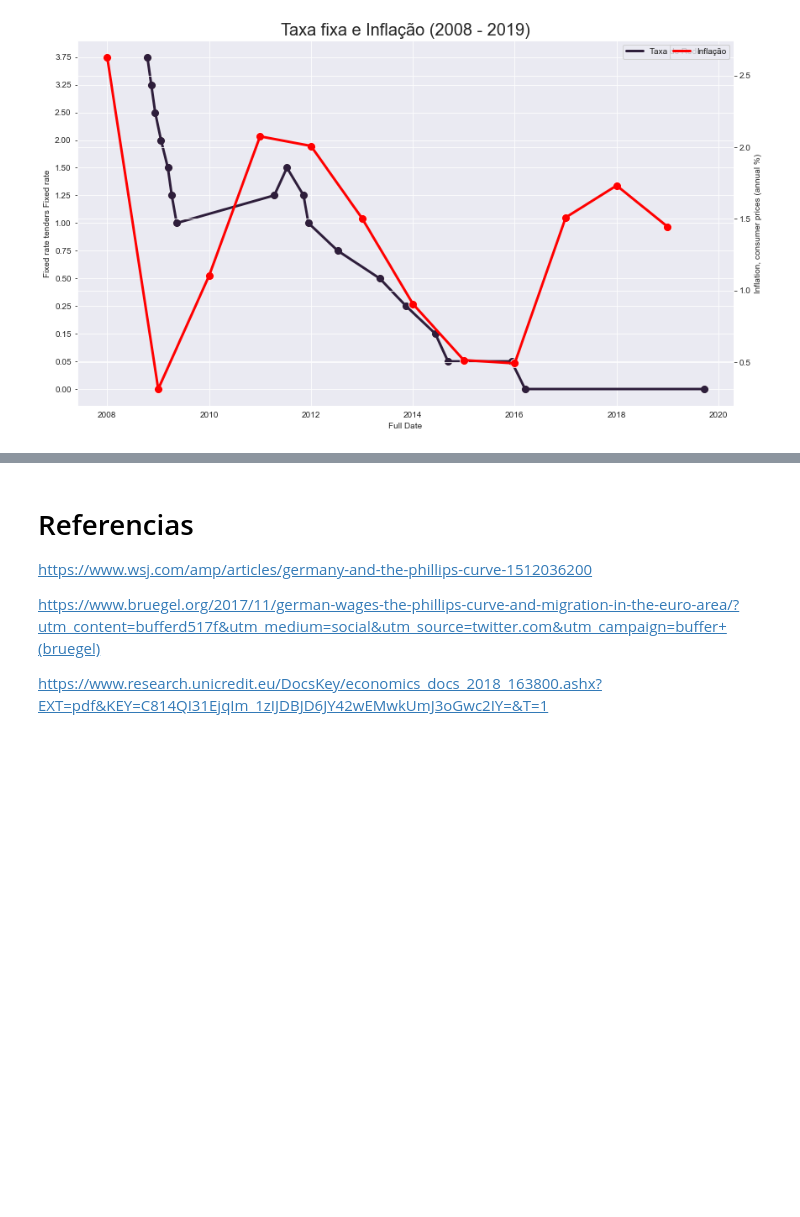
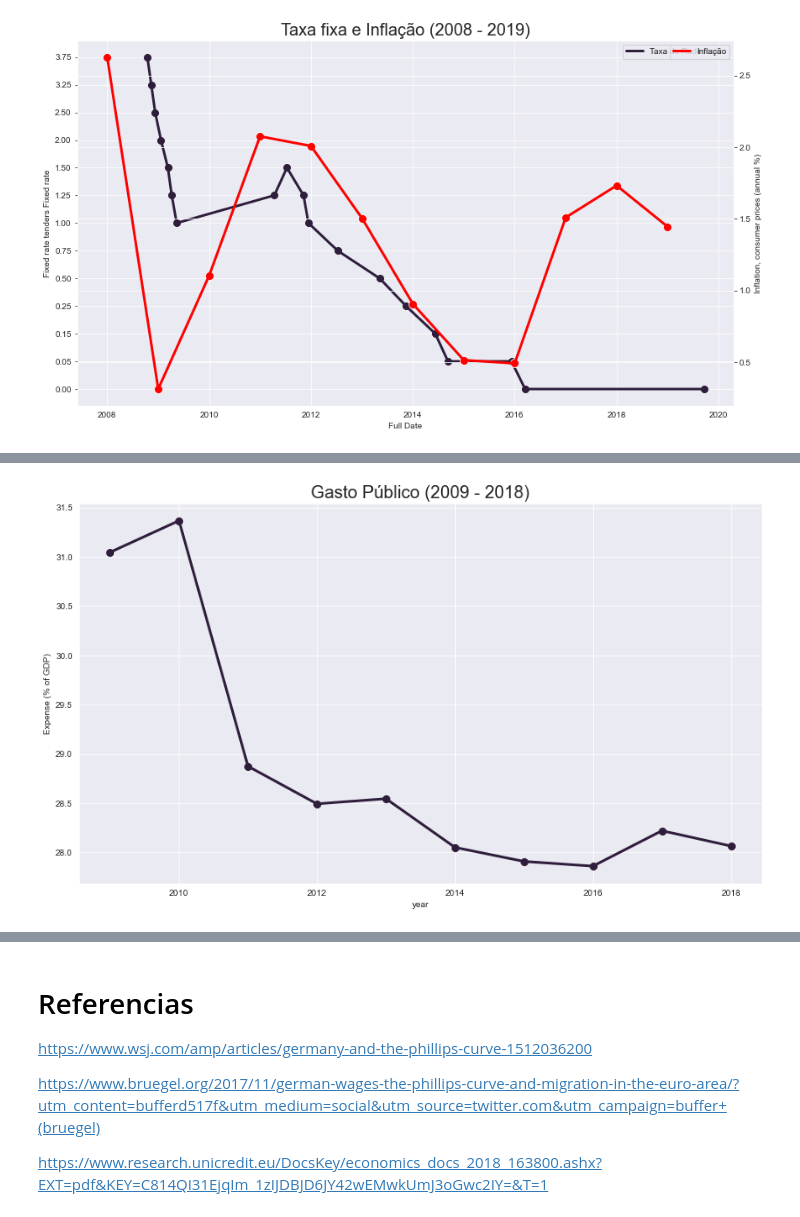
Before and after one commit to rmcnribeiro/T3_ECO-A, a Jupyter notebook: codigos/trabalho_3.ipynb, the cells around one changed output, grey strips where cells are left out. Saved outputs shown, nothing was run; the diff lists cells and outputs as text; code cells hidden in the pictures; blank space fills up the shorter version.

```diff
--- a/codigos/trabalho_3.ipynb
+++ b/codigos/trabalho_3.ipynb
@@ -824,0 +855,20 @@ plt.show()
+# %%
+g = sns.scatterplot(data=df_interesse[colunas_interesse_5 + ["year"]][:-1],
+                x="year",
+                y=colunas_interesse_5[1],
+                s=100,
+                legend= True)
+
+g2 = sns.lineplot(data = df_interesse[colunas_interesse_5 + ["year"]][:-1],
+                  x="year",
+                  y=colunas_interesse_5[1],
+                  linewidth=3,
+                  legend=True)
+
+g.set_title('Gasto Público (2009 - 2018)', fontsize=20)
+
+plt.savefig('./../graficos/gasto_publico.png')
+
+plt.show()
+# %% [output]
+[figure, added]
```
Also changed, not shown: parts of 7 cells of this notebook, 4 other files.
